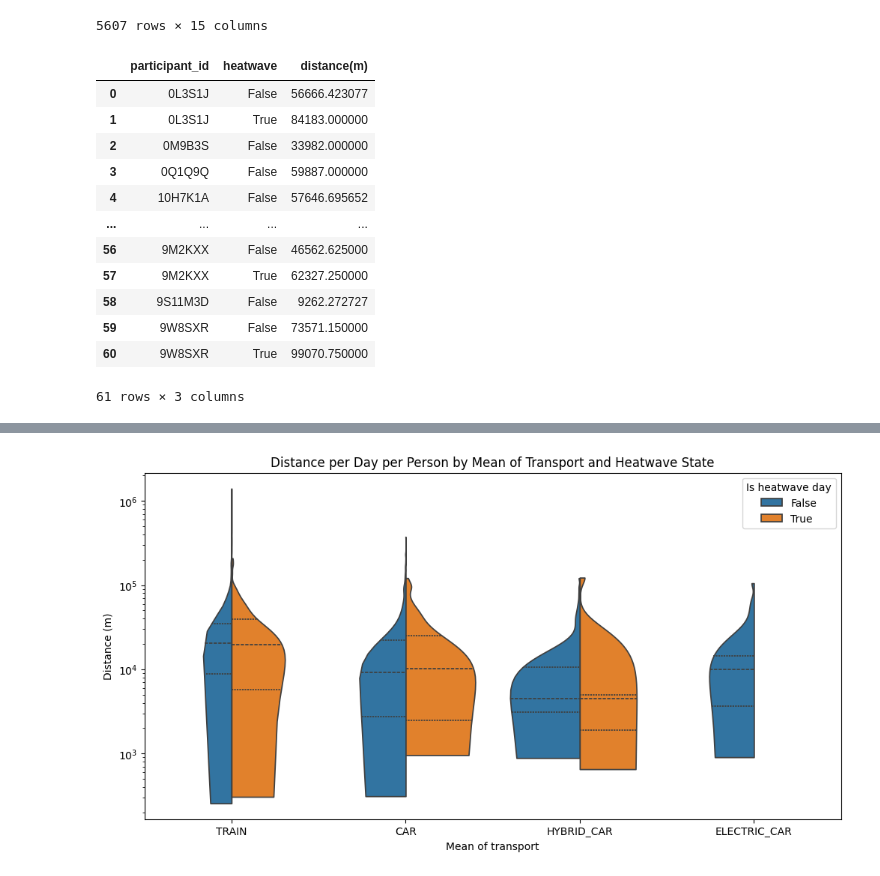
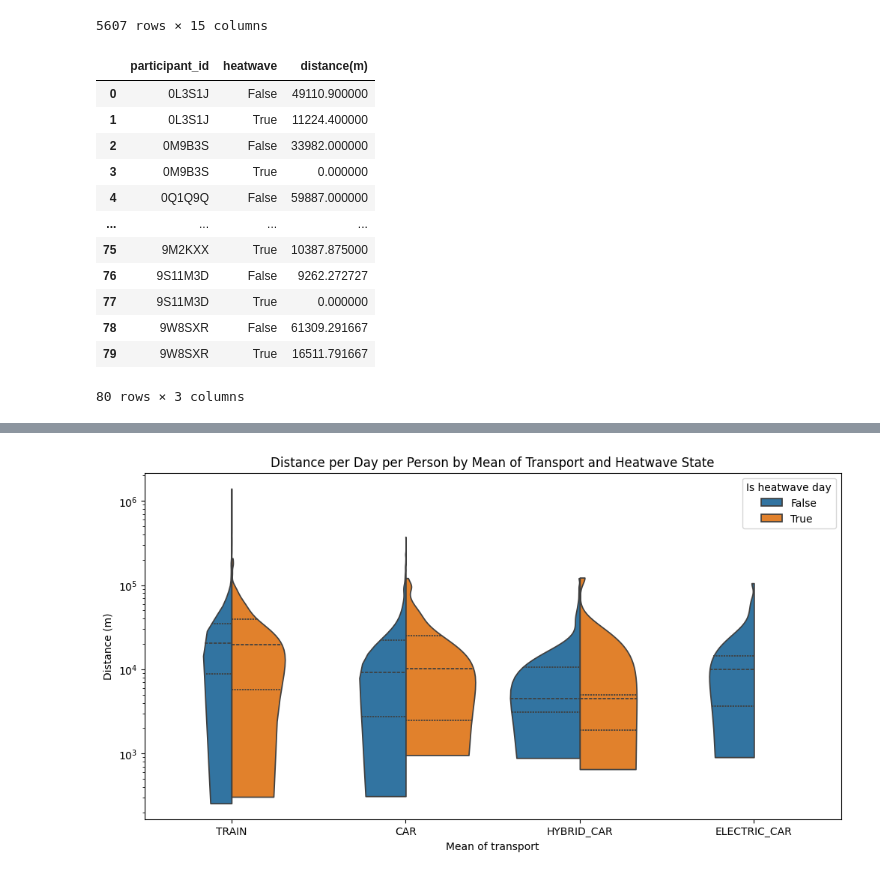
Before and after one commit to colombmo/SWICE_analysis, a Jupyter notebook: movements_heatwave.ipynb, the cells around one changed output, grey strips where cells are left out. Saved outputs shown, nothing was run; the diff lists cells and outputs as text; code cells hidden in the pictures.

```diff
--- a/movements_heatwave.ipynb
+++ b/movements_heatwave.ipynb
@@ -345,25 +345,28 @@ df_noplane = df_noplane[df_noplane['mean_of_transport'] != 'DETECTION_ERROR'].co
 # %%
 # Compute average distance per day per person, depending on heatwave state
 df_grouped = df_noplane.groupby(['start_time', 'participant_id', 'heatwave'])['distance(m)'].sum().reset_index()
 
-# Compute average distance per day per person, depending on heatwave state
+# Complete data by adding 0 for the start_time where the user did not have any movement
+df_grouped = df_grouped.set_index(['start_time', 'participant_id', 'heatwave']).unstack(fill_value=0).stack().reset_index()
+
+# Compute average distance per day per person, depending on heatwave state. We want to have 0 for the days where the user did not use the mean of transport.
 df_grouped = df_grouped.groupby(['participant_id', 'heatwave'])['distance(m)'].mean().reset_index()
 
 df_grouped
 # %% [output]
 |  | participant_id | heatwave | distance(m) |
-| 0 | 0L3S1J | False | 56666.423077 |
-| 1 | 0L3S1J | True | 84183.000000 |
+| 0 | 0L3S1J | False | 49110.900000 |
+| 1 | 0L3S1J | True | 11224.400000 |
 | 2 | 0M9B3S | False | 33982.000000 |
-| 3 | 0Q1Q9Q | False | 59887.000000 |
-| 4 | 10H7K1A | False | 57646.695652 |
+| 3 | 0M9B3S | True | 0.000000 |
+| 4 | 0Q1Q9Q | False | 59887.000000 |
 | ... | ... | ... | ... |
-| 56 | 9M2KXX | False | 46562.625000 |
-| 57 | 9M2KXX | True | 62327.250000 |
-| 58 | 9S11M3D | False | 9262.272727 |
-| 59 | 9W8SXR | False | 73571.150000 |
-| 60 | 9W8SXR | True | 99070.750000 |
+| 75 | 9M2KXX | True | 10387.875000 |
+| 76 | 9S11M3D | False | 9262.272727 |
+| 77 | 9S11M3D | True | 0.000000 |
+| 78 | 9W8SXR | False | 61309.291667 |
+| 79 | 9W8SXR | True | 16511.791667 |
-61 rows × 3 columns
+80 rows × 3 columns
 # %%
 # Comvert heatwave column to int for better plotting
 df_grouped['heatwave'] = df_grouped['heatwave'].astype(int)
```
Also changed, not shown: parts of 4 cells of this notebook.
